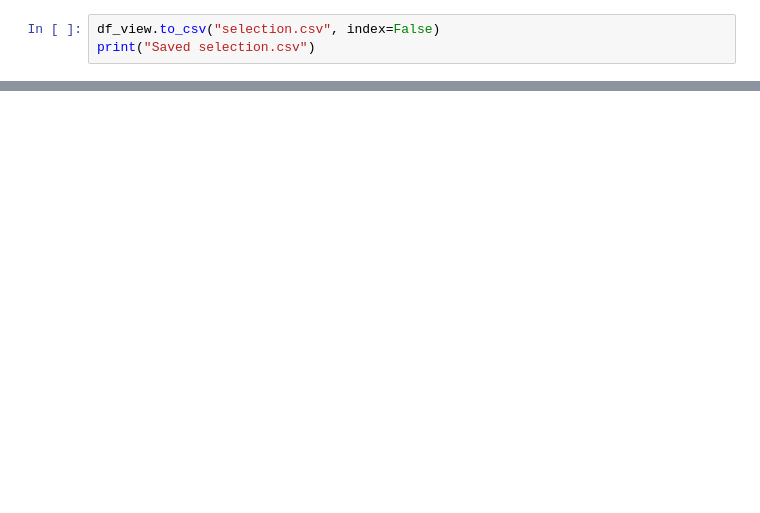
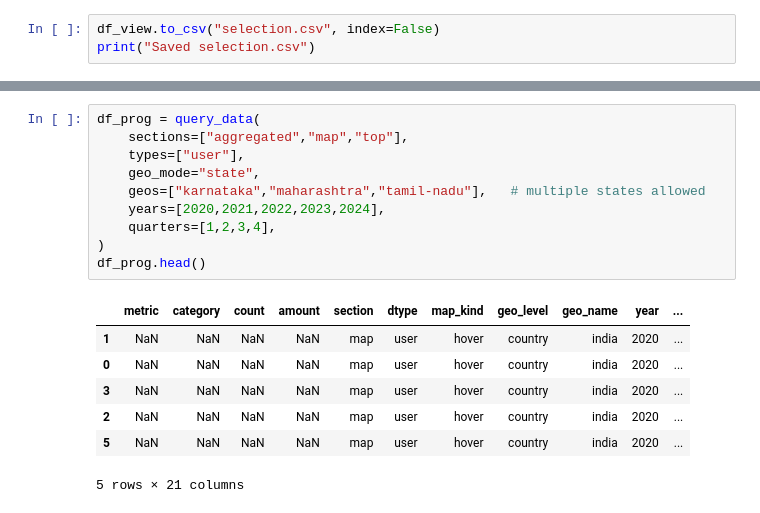
Before and after one commit to shamiya829/pulse, a Jupyter notebook: conversion.ipynb, the cells around one changed output, grey strips where cells are left out. Drawn from its saved outputs; the diff is of its cells as text; blank space fills up the shorter version.

```diff
--- a/conversion.ipynb
+++ b/conversion.ipynb
@@ -359,0 +421,18 @@ print("Saved selection.csv")
+# %%
+df_prog = query_data(
+    sections=["aggregated","map","top"],
+    types=["user"],
+    geo_mode="state",
+    geos=["karnataka","maharashtra","tamil-nadu"],   # multiple states allowed
+    years=[2020,2021,2022,2023,2024],
+    quarters=[1,2,3,4],
+)
+df_prog.head()
+# %% [output]
+|  | metric | category | count | amount | section | dtype | map_kind | geo_level | geo_name | year | ... |
+| 1 | NaN | NaN | NaN | NaN | map | user | hover | country | india | 2020 | ... |
+| 0 | NaN | NaN | NaN | NaN | map | user | hover | country | india | 2020 | ... |
+| 3 | NaN | NaN | NaN | NaN | map | user | hover | country | india | 2020 | ... |
+| 2 | NaN | NaN | NaN | NaN | map | user | hover | country | india | 2020 | ... |
+| 5 | NaN | NaN | NaN | NaN | map | user | hover | country | india | 2020 | ... |
+5 rows × 21 columns
```
Also changed, not shown: parts of 5 cells of this notebook.
